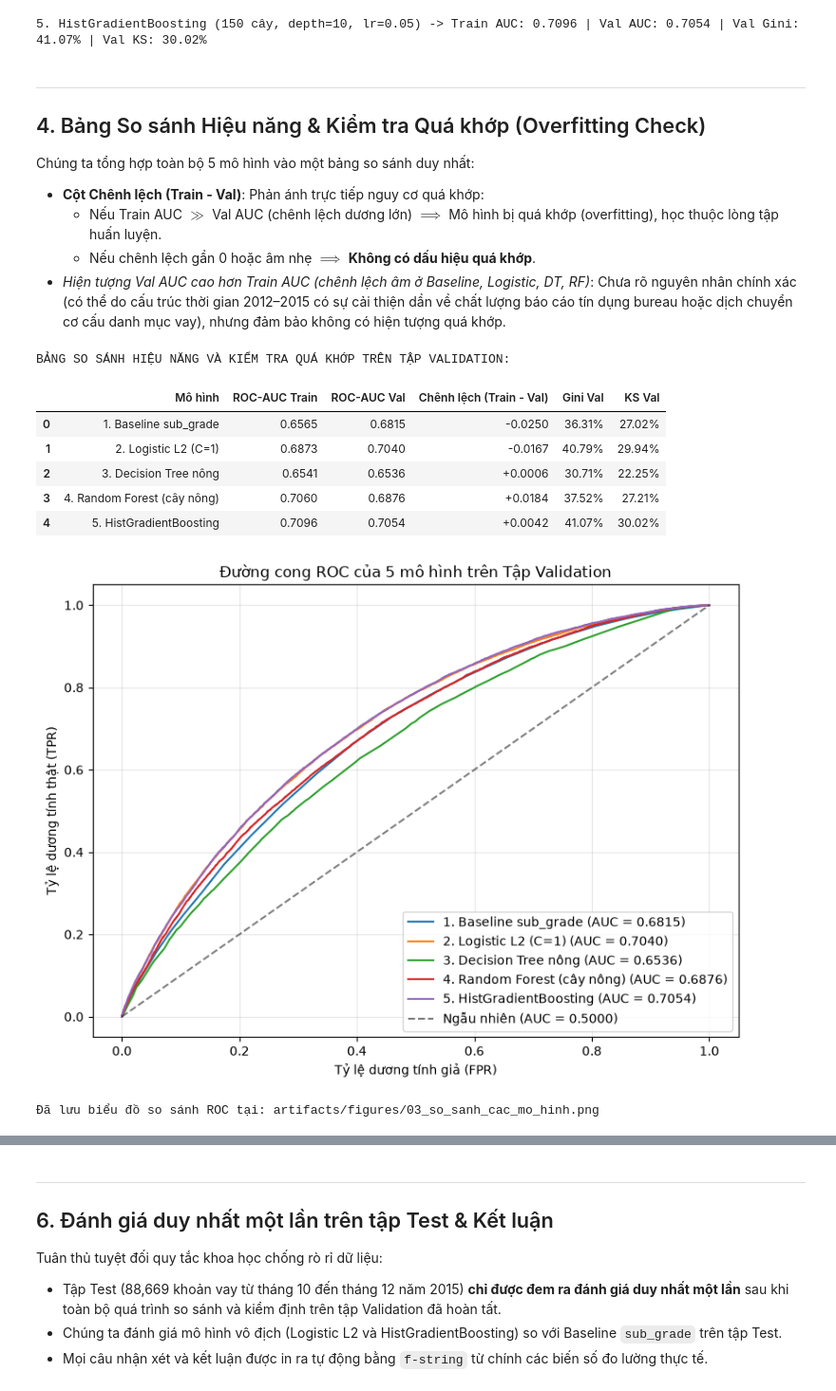
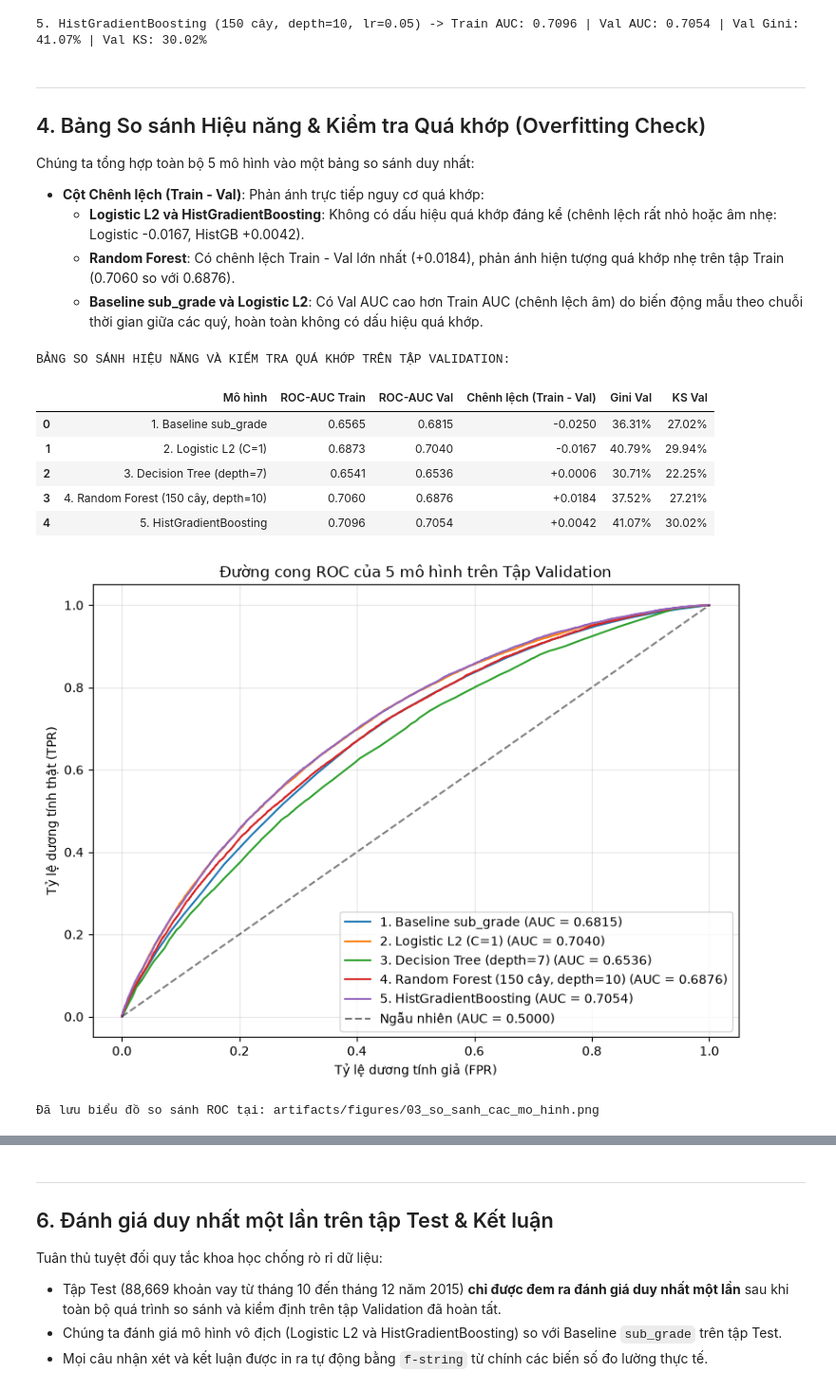
Before and after one commit to Eliza516/Lending-Club-Credit-Scoring, a Jupyter notebook: notebooks/03_logistic.ipynb, the cells around one changed output, grey strips where cells are left out. Shown at 95% size. Cells and saved outputs as stored; diff of their text form; code cells hidden in the pictures.

Commit message:
đồng bộ toàn diện output, bootstrap so sánh HistGB vs Logistic, minh bạch hệ số và cập nhật README

```diff
--- a/notebooks/03_logistic.ipynb
+++ b/notebooks/03_logistic.ipynb
@@ -329,9 +354,9 @@ print(f"5. HistGradientBoosting ({best_hgb_params['max_iter']} cây, depth={best
 
 Chúng ta tổng hợp toàn bộ 5 mô hình vào một bảng so sánh duy nhất:
 - **Cột Chênh lệch (Train - Val)**: Phản ánh trực tiếp nguy cơ quá khớp:
-  - Nếu Train AUC $\gg$ Val AUC (chênh lệch dương lớn) $\implies$ Mô hình bị quá khớp (overfitting), học thuộc lòng tập huấn luyện.
-  - Nếu chênh lệch gần 0 hoặc âm nhẹ $\implies$ **Không có dấu hiệu quá khớp**.
-- *Hiện tượng Val AUC cao hơn Train AUC (chênh lệch âm ở Baseline, Logistic, DT, RF)*: Chưa rõ nguyên nhân chính xác (có thể do cấu trúc thời gian 2012–2015 có sự cải thiện dần về chất lượng báo cáo tín dụng bureau hoặc dịch chuyển cơ cấu danh mục vay), nhưng đảm bảo không có hiện tượng quá khớp.
+  - **Logistic L2 và HistGradientBoosting**: Không có dấu hiệu quá khớp đáng kể (chênh lệch rất nhỏ hoặc âm nhẹ: Logistic -0.0167, HistGB +0.0042).
+  - **Random Forest**: Có chênh lệch Train - Val lớn nhất (+0.0184), phản ánh hiện tượng quá khớp nhẹ trên tập Train (0.7060 so với 0.6876).
+  - **Baseline sub_grade và Logistic L2**: Có Val AUC cao hơn Train AUC (chênh lệch âm) do biến động mẫu theo chuỗi thời gian giữa các quý, hoàn toàn không có dấu hiệu quá khớp.
 # %%
 model_records = [
     {
@@ -345,12 +370,12 @@ model_records = [
         'auc_tr': auc_tr_lr, 'auc_va': auc_va_lr, 'gini_va': gini_va_lr, 'ks_va': ks_va_lr
     },
     {
-        'name': '3. Decision Tree nông',
+        'name': '3. Decision Tree (depth=7)',
         'p_tr': p_train_dt, 'p_va': p_val_dt, 'p_te': p_test_dt,
         'auc_tr': auc_tr_dt, 'auc_va': auc_va_dt, 'gini_va': gini_va_dt, 'ks_va': ks_va_dt
     },
     {
-        'name': '4. Random Forest (cây nông)',
+        'name': '4. Random Forest (150 cây, depth=10)',
         'p_tr': p_train_rf, 'p_va': p_val_rf, 'p_te': p_test_rf,
         'auc_tr': auc_tr_rf, 'auc_va': auc_va_rf, 'gini_va': gini_va_rf, 'ks_va': ks_va_rf
     },
@@ -372,36 +397,36 @@ summary_df = pd.DataFrame([
     }
     for m in model_records
 ])
 
 print('BẢNG SO SÁNH HIỆU NĂNG VÀ KIỂM TRA QUÁ KHỚP TRÊN TẬP VALIDATION:')
 display(summary_df)
 
 # Vẽ đường cong ROC so sánh 5 mô hình trên tập Validation
 plt.figure(figsize=(8, 6))
 for m in model_records:
     fpr, tpr, _ = roc_curve(y_val, m['p_va'])
     plt.plot(fpr, tpr, label=f"{m['name']} (AUC = {m['auc_va']:.4f})", linewidth=1.5)
 
 plt.plot([0, 1], [0, 1], 'k--', alpha=0.5, label='Ngẫu nhiên (AUC = 0.5000)')
 plt.xlabel('Tỷ lệ dương tính giả (FPR)')
 plt.ylabel('Tỷ lệ dương tính thật (TPR)')
 plt.title('Đường cong ROC của 5 mô hình trên Tập Validation')
 plt.legend(loc='lower right', frameon=True)
 plt.grid(True, alpha=0.3)
 plt.tight_layout()
 fig_path = FIG_DIR / '03_so_sanh_cac_mo_hinh.png'
 plt.savefig(fig_path, dpi=150, bbox_inches='tight')
 plt.show()
 print(f'Đã lưu biểu đồ so sánh ROC tại: {fig_path}')
 # %% [output]
 BẢNG SO SÁNH HIỆU NĂNG VÀ KIỂM TRA QUÁ KHỚP TRÊN TẬP VALIDATION:
 |  | Mô hình | ROC-AUC Train | ROC-AUC Val | Chênh lệch (Train - Val) | Gini Val | KS Val |
 | 0 | 1. Baseline sub_grade | 0.6565 | 0.6815 | -0.0250 | 36.31% | 27.02% |
 | 1 | 2. Logistic L2 (C=1) | 0.6873 | 0.7040 | -0.0167 | 40.79% | 29.94% |
-| 2 | 3. Decision Tree nông | 0.6541 | 0.6536 | +0.0006 | 30.71% | 22.25% |
-| 3 | 4. Random Forest (cây nông) | 0.7060 | 0.6876 | +0.0184 | 37.52% | 27.21% |
+| 2 | 3. Decision Tree (depth=7) | 0.6541 | 0.6536 | +0.0006 | 30.71% | 22.25% |
+| 3 | 4. Random Forest (150 cây, depth=10) | 0.7060 | 0.6876 | +0.0184 | 37.52% | 27.21% |
 | 4 | 5. HistGradientBoosting | 0.7096 | 0.7054 | +0.0042 | 41.07% | 30.02% |
-[figure, old version]
+[figure, new version]
 Đã lưu biểu đồ so sánh ROC tại: artifacts/figures/03_so_sanh_cac_mo_hinh.png
 # %% [markdown]
 ---
```
Also changed, not shown: parts of 8 cells of this notebook, 2 other files.
